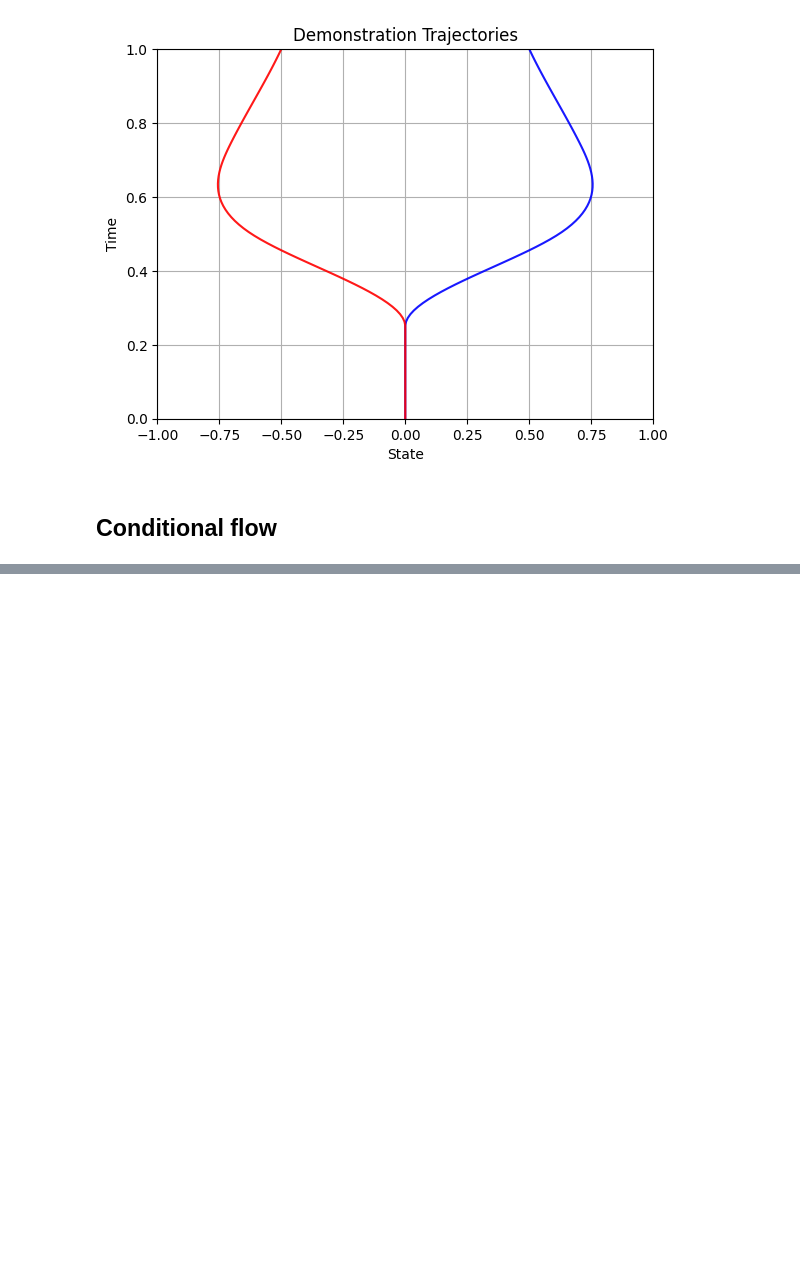
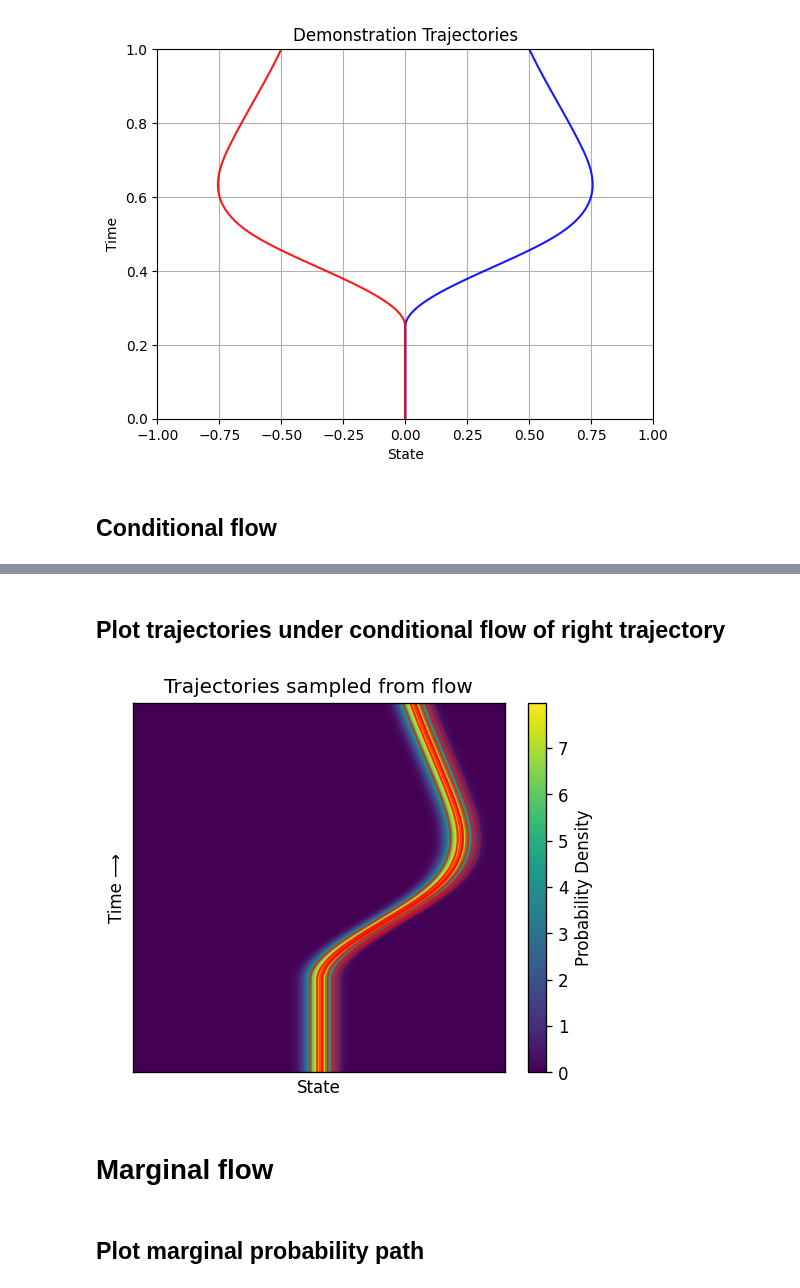
Before and after one commit to willh003/flowvis, a Jupyter notebook: notebooks/idea.ipynb, the cells around one changed output, grey strips where cells are left out. Cells and saved outputs as stored; diff of their text form; code cells hidden in the pictures; blank space fills up the shorter version.

Commit message:
Sample trajectories via ODE integration

```diff
--- a/notebooks/idea.ipynb
+++ b/notebooks/idea.ipynb
@@ -68,0 +108,11 @@ fp = FlowPolicy(trajectories=[traj_right], prior=[1.0], sigma=0.05)
+# %% [markdown]
+## Plot trajectories under conditional flow of right trajectory
+# %%
+fig, ax = plt.subplots(figsize=(5, 4), dpi=120)
+im = plot_probability_density_with_trajectories(fp, ax, 20)
+plt.colorbar(im, ax=ax, label='Probability Density')
+plt.show()
+# %% [output]
+[figure, added]
+# %% [markdown]
+# Marginal flow
@@ -69,3 +121,5 @@ fp = FlowPolicy(trajectories=[traj_right], prior=[1.0], sigma=0.05)
+# %% [markdown]
+## Plot marginal probability path
 # %%
 ts = np.linspace(0, 1, 200)  # (T,)
 xs = np.linspace(-1, 1, 200)  # (X,)
```
Also changed, not shown: parts of 19 cells of this notebook, 2 other files.
